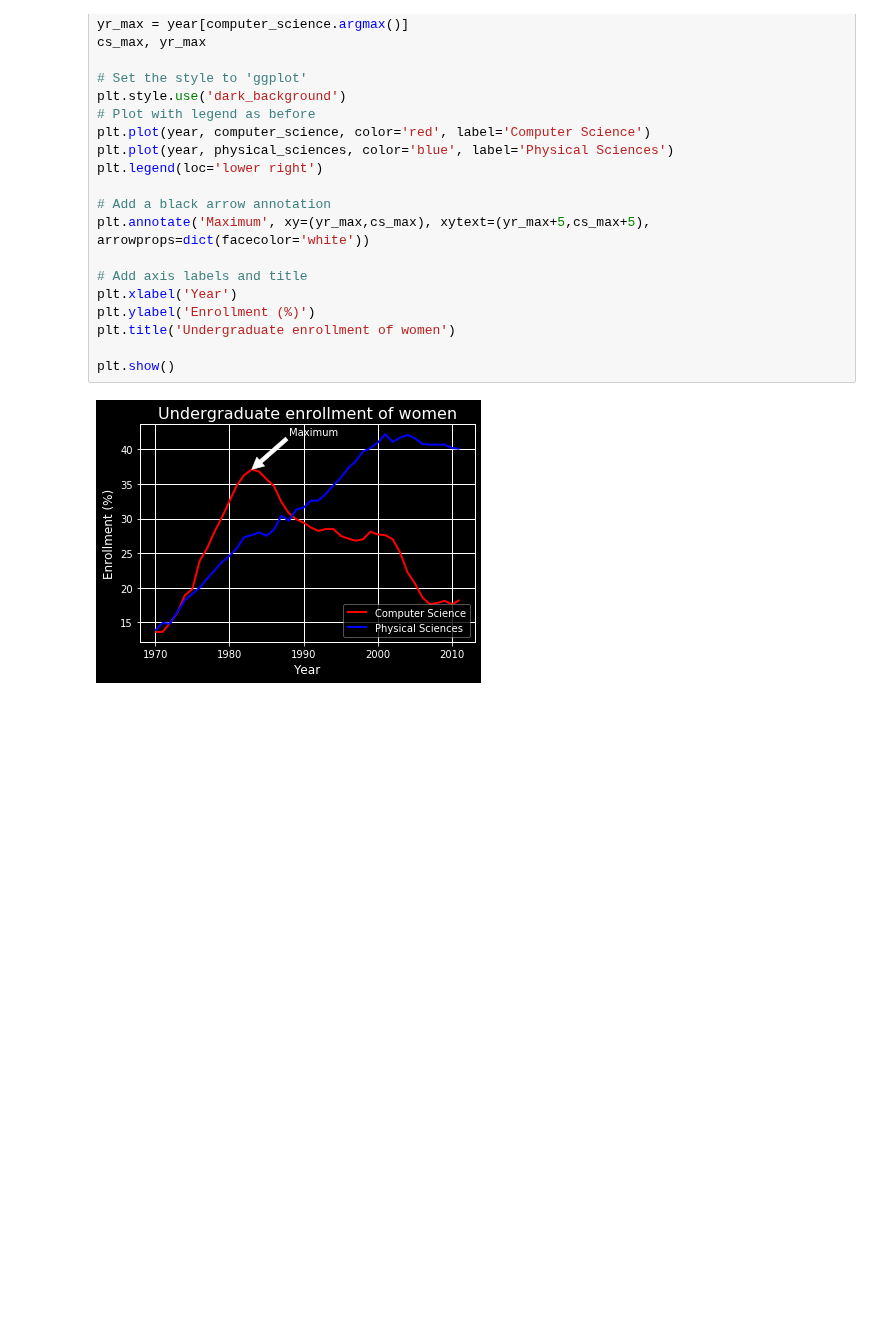
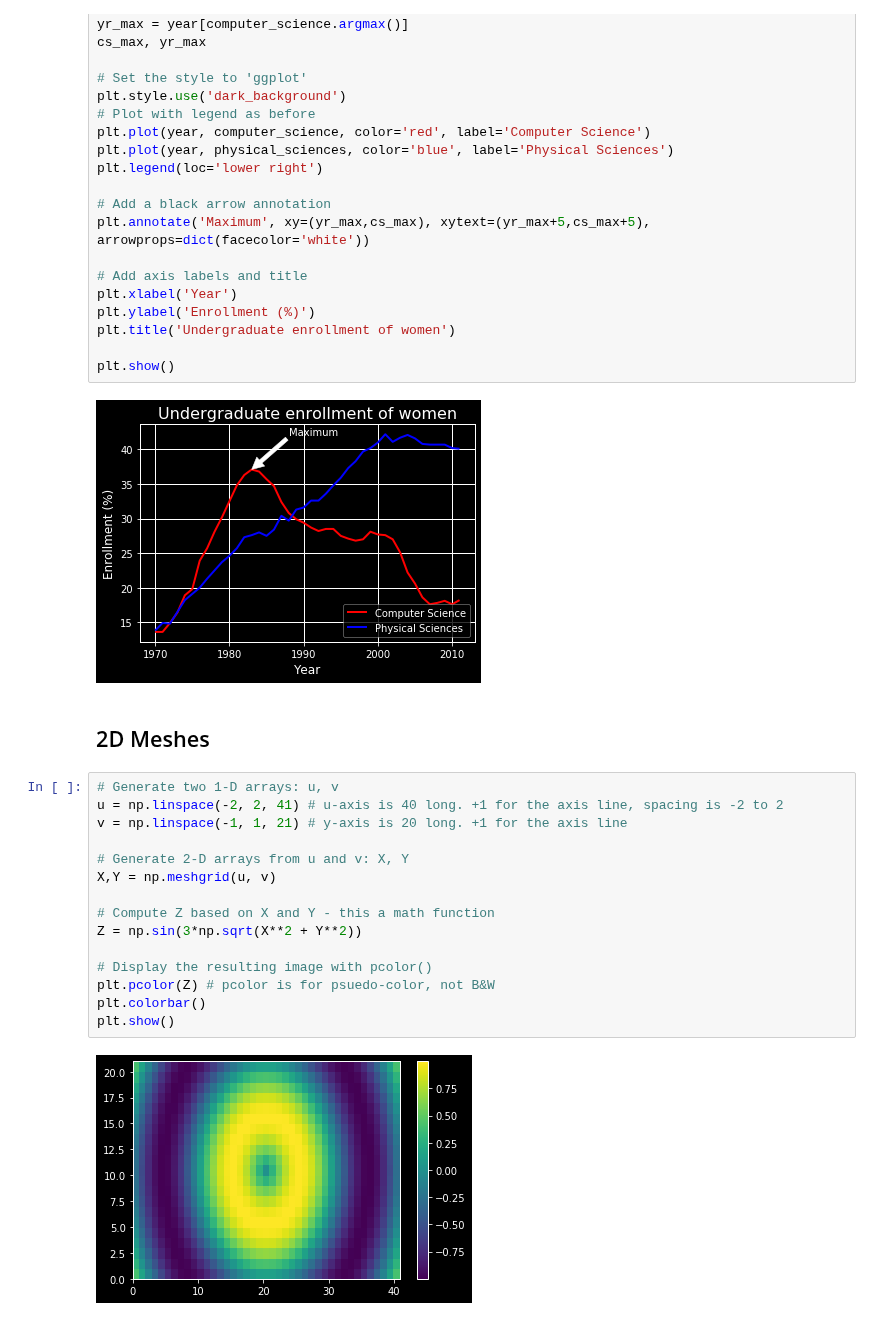
Before and after one commit to afminmax/DC-Data-Scientist-Lessons, a Jupyter notebook: 14-Intro-to-Python-Visualizations/python-viz-1.ipynb, the cells around one changed output. Cells and saved outputs as stored; diff of their text form; blank space fills up the shorter version.

Commit message:
added 2d meshes

```diff
--- a/14-Intro-to-Python-Visualizations/python-viz-1.ipynb
+++ b/14-Intro-to-Python-Visualizations/python-viz-1.ipynb
@@ -251,3 +251,22 @@ plt.title('Undergraduate enrollment of women')
 plt.show()
 # %% [output]
 [figure]
+# %% [markdown]
+## 2D Meshes
+# %%
+# Generate two 1-D arrays: u, v
+u = np.linspace(-2, 2, 41) # u-axis is 40 long. +1 for the axis line, spacing is -2 to 2
+v = np.linspace(-1, 1, 21) # y-axis is 20 long. +1 for the axis line
+
+# Generate 2-D arrays from u and v: X, Y
+X,Y = np.meshgrid(u, v)
+
+# Compute Z based on X and Y - this a math function
+Z = np.sin(3*np.sqrt(X**2 + Y**2))
+
+# Display the resulting image with pcolor()
+plt.pcolor(Z) # pcolor is for psuedo-color, not B&W
+plt.colorbar()
+plt.show()
+# %% [output]
+[figure, added]
```
Also changed, not shown: parts of 3 cells of this notebook.
